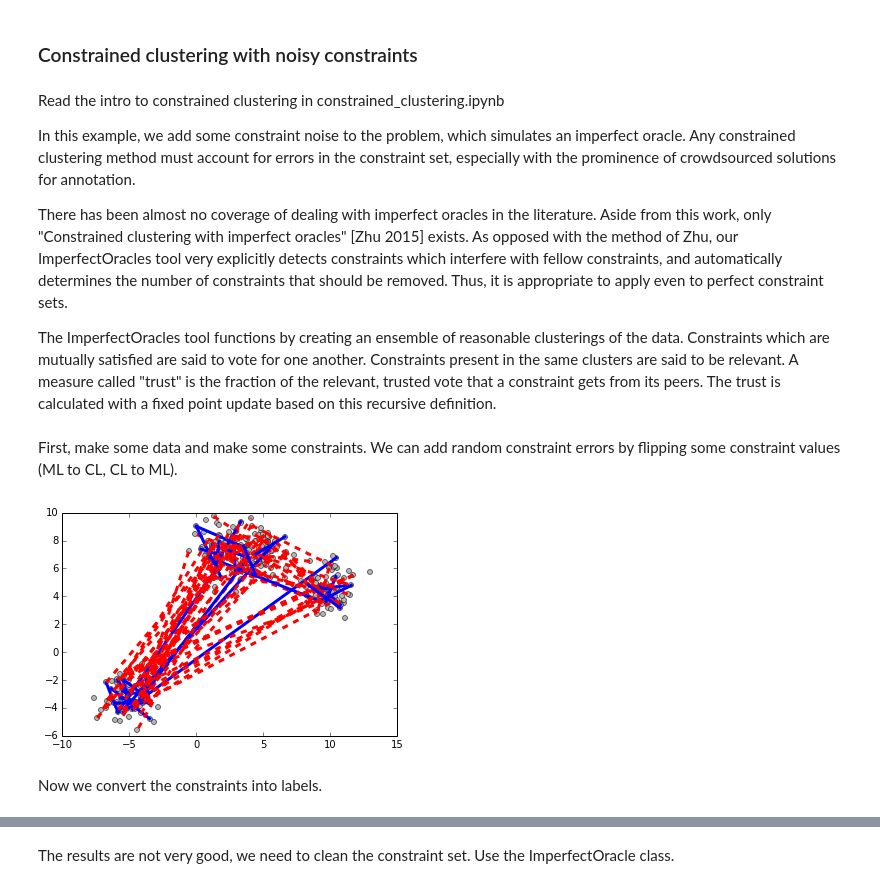
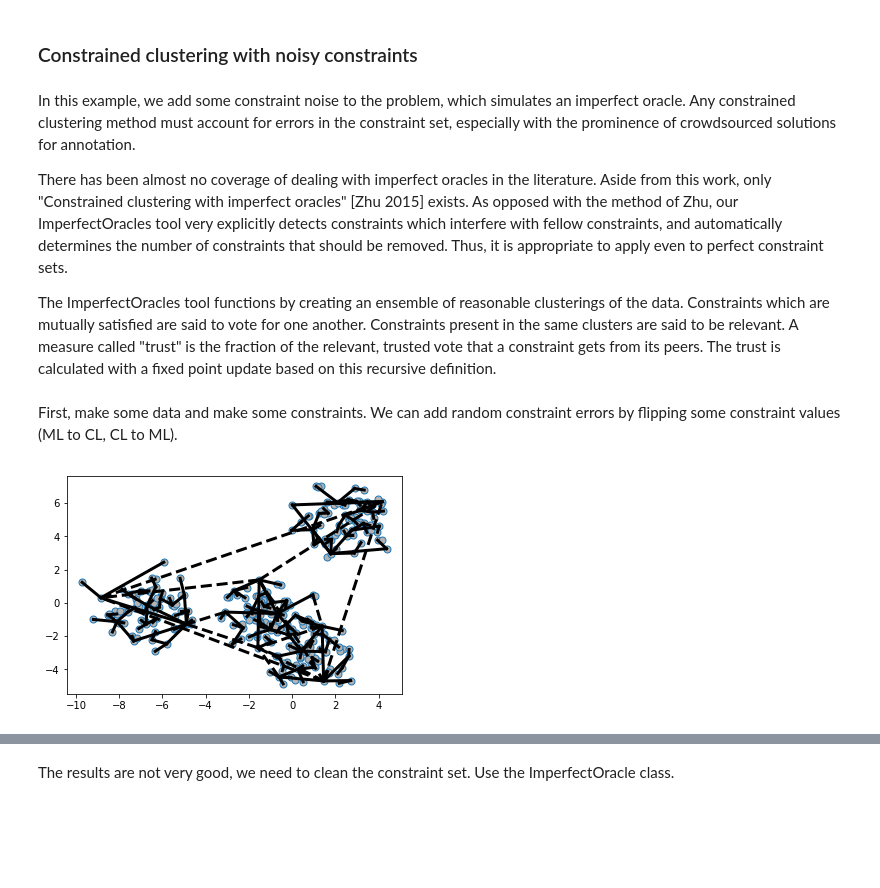
Before and after one commit to ekrim/robust-clust, a Jupyter notebook: examples/constrained_clustering_with_noise.ipynb, the cells around one changed output, grey strips where cells are left out. Cells and saved outputs as stored; diff of their text form; code cells hidden in the pictures; blank space fills up the shorter version.

```diff
--- a/examples/constrained_clustering_with_noise.ipynb
+++ b/examples/constrained_clustering_with_noise.ipynb
@@ -1,8 +1,6 @@
 # %% [markdown]
 ### Constrained clustering with noisy constraints
 # %% [markdown]
-Read the intro to constrained clustering in constrained_clustering.ipynb
-
 In this example, we add some constraint noise to the problem, which simulates an imperfect oracle. Any constrained clustering method must account for errors in the constraint set, especially with the prominence of crowdsourced solutions for annotation.
 
 There has been almost no coverage of dealing with imperfect oracles in the literature. Aside from this work, only "Constrained clustering with imperfect oracles" [Zhu 2015] exists. As opposed with the method of Zhu, our ImperfectOracles tool very explicitly detects constraints which interfere with fellow constraints, and automatically determines the number of constraints that should be removed. Thus, it is appropriate to apply even to perfect constraint sets.
@@ -20,17 +17,17 @@ import constrained_clustering as cc
 # %% [markdown]
 First, make some data and make some constraints. We can add random constraint errors by flipping some constraint values (ML to CL, CL to ML).
 # %%
-N, Nclusters, Nconstraints, errRate = (300, 4, 100, 0.1)
+N, n_clusters, n_constraints, err_rate = (300, 4, 200, 0.0)
 
-data, labels = ds.make_blobs(n_samples=N, n_features=2, centers=Nclusters)
+data, labels = ds.make_blobs(n_samples=N, n_features=2, centers=n_clusters)
 
-constraintMat = cc.ConstrainedClustering.make_constraints(labels,
-                                                          Nconstraints=Nconstraints,
-                                                          errRate=errRate)
-plt.figure()
-cc.ConstrainedClustering.plot_constraints(data, constraintMat)
-plt.show()
+constraint_mat, _ = get_constraints(
+    data,
+    labels,
+    method='mmffqs',
+    n_constraints=n_constraints,
+    err_rate=err_rate)
+
+plot_constraints(data, constraint_mat=constraint_mat)
 # %% [output]
-[figure, old version]
+[figure, new version]
-# %% [markdown]
-Now we convert the constraints into labels.
```
Also changed, not shown: parts of 7 cells of this notebook, 5 other files.
